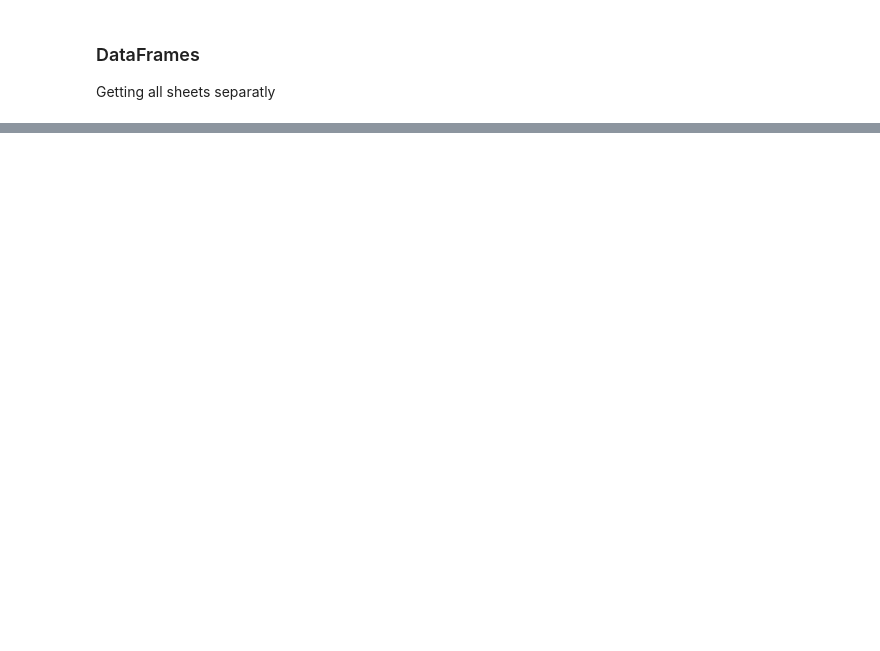
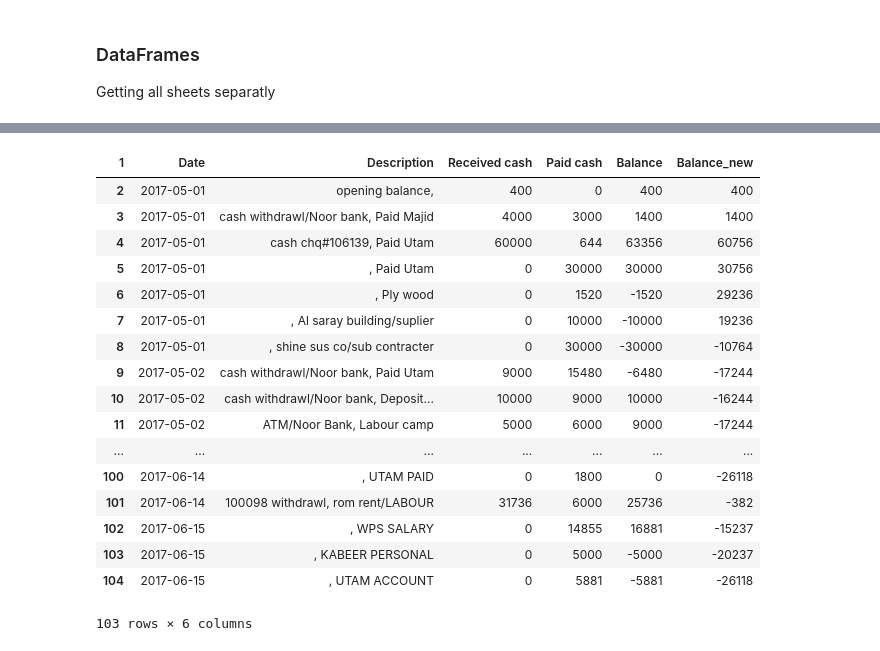
Before and after one commit to Pphhaaaddd/data-analysis, a Jupyter notebook: practice01/Working with Excel.ipynb, the cells around one changed output, grey strips where cells are left out. Cells and saved outputs as stored; diff of their text form; code cells hidden in the pictures; blank space fills up the shorter version.

```diff
--- a/practice01/Working with Excel.ipynb
+++ b/practice01/Working with Excel.ipynb
@@ -36,2 +24,0 @@ Dropping unwanted rows/cols
-# %%
-df1.drop(df1.columns[[6]],inplace=True, axis=1)
@@ -53,3 +24,0 @@ df1 = df1[1:]
-# %%
-df1.columns.values[0] = "Date"
-df1.columns.values[3] = "Description"
@@ -76,0 +72,19 @@ df1
+# %%
+
+#Replace NaN numbers values with 0
+df1.iloc[:,[1,2]]=df1.fillna(0)
+
+
+df1["Balance_new"] = 0
+df1.iloc[0,5] = df1.iloc[0, 2] - df1.iloc[0,3]
+
+for i in range(1, len(df1)):
+    # Get the previous balance as well as current payments
+    prev_balance = df1.iloc[i-1,5]
+    reveived = df1.iloc[i, 2]
+    paid = df1.iloc[i,3]
+
+    df1.iloc[i,5] = prev_balance + reveived - paid
+df1
+
+df1[:9]
@@ -76,0 +93,10 @@ df1
+# %%
+#Fill NaN number values with 0
+df1.iloc[:,[2,3]]=df1.fillna(')
+
+#Fill NaN Dates with previous date
+df1.iloc[:,0]=df1.fillna(method='ffill')
+
+#Change Date type
+df1['Date'] = df1['Date'].astype('datetime64[ns]')
+df1[:9]
@@ -76,0 +126,28 @@ df1
+# %%
+for i in range(1, len(df1)):
+    # Get the previous balance as well as current payments
+    prev_balance = df1.iloc[i-1,5]
+    reveived = df1.iloc[i, 2]
+    paid = df1.iloc[i,3]
+
+    df1.iloc[i,5] = prev_balance + reveived - paid
+df1
+# %% [output]
+| 1 | Date | Description | Received cash | Paid cash | Balance | Balance_new |
+| 2 | 2017-05-01 | opening balance, | 400 | 0 | 400 | 400 |
+| 3 | 2017-05-01 | cash withdrawl/Noor bank, Paid Majid | 4000 | 3000 | 1400 | 1400 |
+| 4 | 2017-05-01 | cash chq#106139, Paid Utam | 60000 | 644 | 63356 | 60756 |
+| 5 | 2017-05-01 | , Paid Utam | 0 | 30000 | 30000 | 30756 |
+| 6 | 2017-05-01 | , Ply wood | 0 | 1520 | -1520 | 29236 |
+| 7 | 2017-05-01 | , Al saray building/suplier | 0 | 10000 | -10000 | 19236 |
+| 8 | 2017-05-01 | , shine sus co/sub contracter | 0 | 30000 | -30000 | -10764 |
+| 9 | 2017-05-02 | cash withdrawl/Noor bank, Paid Utam | 9000 | 15480 | -6480 | -17244 |
+| 10 | 2017-05-02 | cash withdrawl/Noor bank, Deposit... | 10000 | 9000 | 10000 | -16244 |
+| 11 | 2017-05-02 | ATM/Noor Bank, Labour camp | 5000 | 6000 | 9000 | -17244 |
+| ... | ... | ... | ... | ... | ... | ... |
+| 100 | 2017-06-14 | , UTAM PAID | 0 | 1800 | 0 | -26118 |
+| 101 | 2017-06-14 | 100098 withdrawl, rom rent/LABOUR | 31736 | 6000 | 25736 | -382 |
+| 102 | 2017-06-15 | , WPS SALARY | 0 | 14855 | 16881 | -15237 |
+| 103 | 2017-06-15 | , KABEER PERSONAL | 0 | 5000 | -5000 | -20237 |
+| 104 | 2017-06-15 | , UTAM ACCOUNT | 0 | 5881 | -5881 | -26118 |
+103 rows × 6 columns
```
Also changed, not shown: parts of 14 cells of this notebook, 2 other files.
